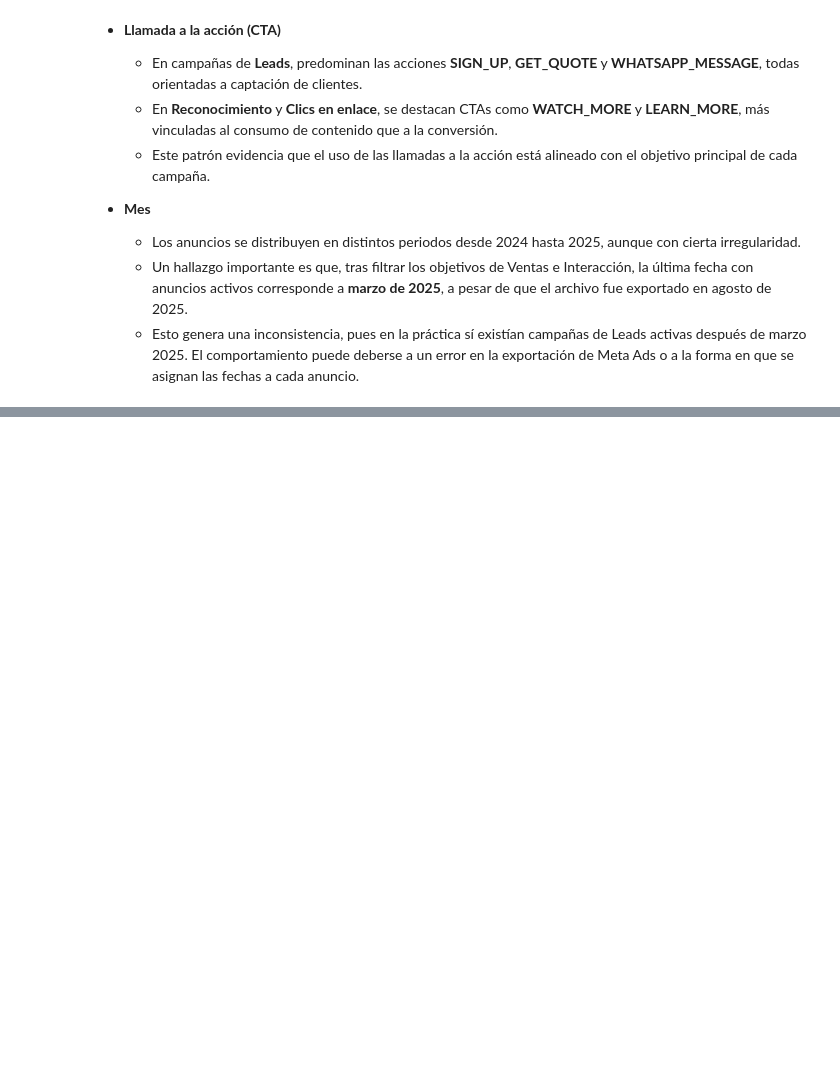
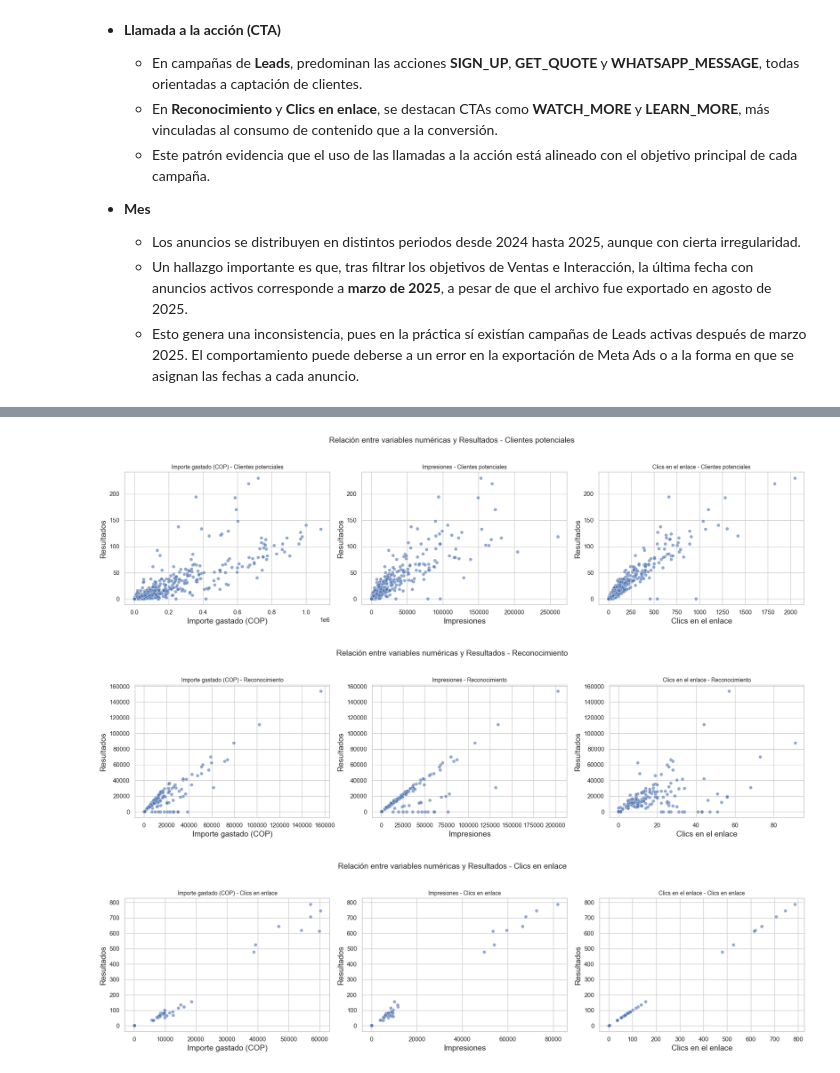
Before and after one commit to andresmaufer03/Proyecto-EDA, a Jupyter notebook: Meta Análisis/EDAMeta.ipynb, the cells around one changed output, grey strips where cells are left out. Cells and saved outputs as stored; diff of their text form; code cells hidden in the pictures; blank space fills up the shorter version.

```diff
--- a/Meta Análisis/EDAMeta.ipynb
+++ b/Meta Análisis/EDAMeta.ipynb
@@ -427,0 +479,21 @@ plt.show()
+# %%
+kruskal_results = []
+
+for objetivo, df in dfs1.items():
+    for col in cols_cat:
+
+        grupos = [df[df[col] == categoria]['Resultados'].dropna()
+                  for categoria in df[col].unique()]
+
+
+        if len([g for g in grupos if len(g) > 0]) > 1:
+            stat, p = kruskal(*grupos)
+            kruskal_results.append([objetivo, col, stat, p])
+        else:
+            kruskal_results.append([objetivo, col, None, None])
+
+kruskal_df = pd.DataFrame(kruskal_results,
+                          columns=['Objetivo', 'Variable', 'H', 'p-value'])
+
+kruskal_df = kruskal_df.sort_values(by=['Objetivo', 'p-value'])
+kruskal_df
@@ -427,0 +560,24 @@ plt.show()
+# %%
+for objetivo, vars_dict in vars_por_objetivo.items():
+    df = dfs1[objetivo]
+
+    # Definir número de variables numéricas
+    num_vars = vars_dict["numericas"]
+    n = len(num_vars)
+
+    # Crear subplots (1 fila, n columnas)
+    fig, axes = plt.subplots(1, n, figsize=(6*n, 5))
+
+    for i, var in enumerate(num_vars):
+        sns.scatterplot(x=df[var], y=df["Resultados"], alpha=0.6, ax=axes[i])
+        axes[i].set_title(f"{var} - {objetivo}", fontsize=10)
+        axes[i].set_xlabel(var)
+        axes[i].set_ylabel("Resultados")
+
+    fig.suptitle(f"Relación entre variables numéricas y Resultados - {objetivo}", fontsize=14)
+    plt.tight_layout(rect=[0, 0, 1, 0.95])
+    plt.show()
+# %% [output]
+[figure, added]
+[figure, added]
+[figure, added]
```
Also changed, not shown: parts of 7 cells of this notebook.
